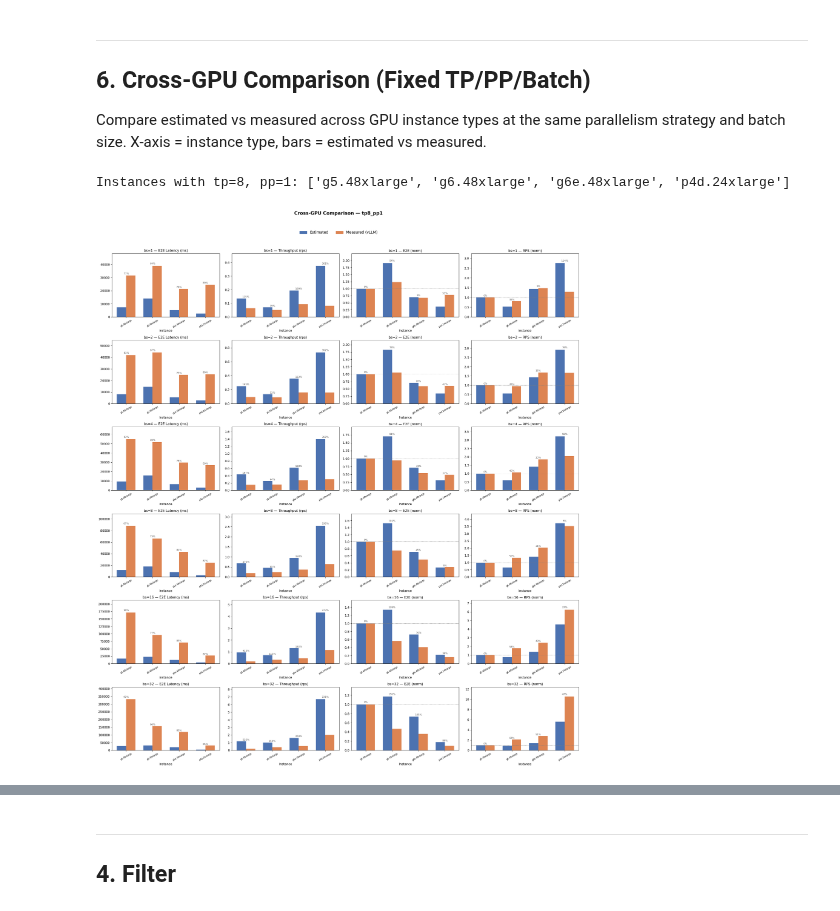
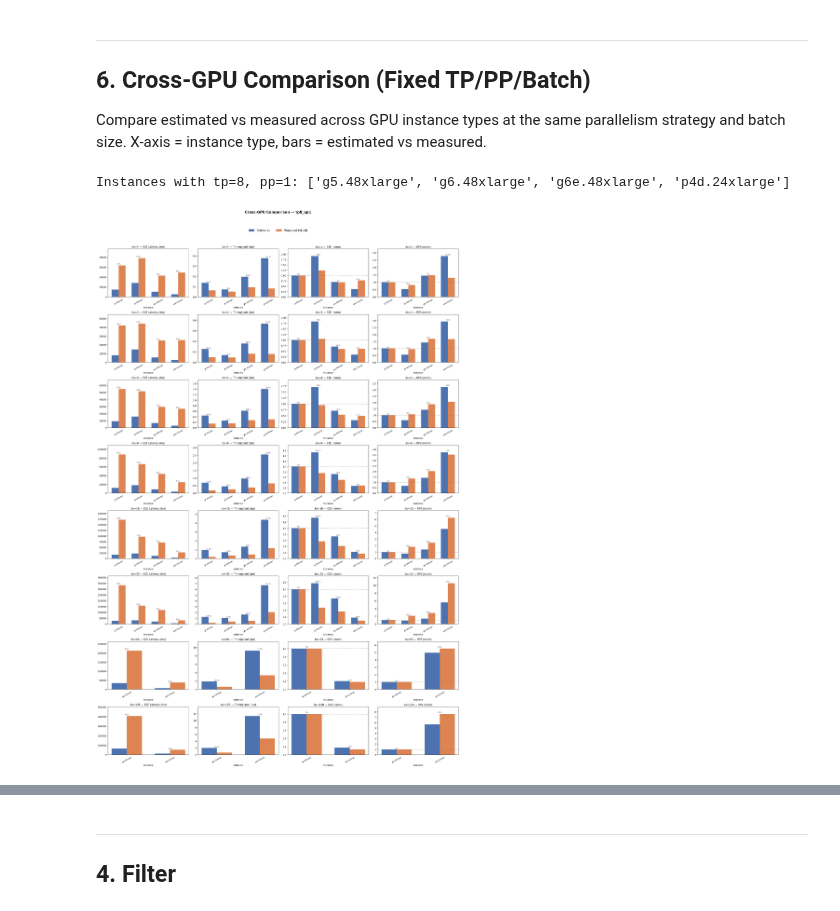
Before and after one commit to ddps-lab/HeteroSpotLLMServe, a Jupyter notebook: ArtifactEvaluation/PerformanceEstimation/llama3-70b/results_viewer.ipynb, the cells around one changed output, grey strips where cells are left out. Cells and saved outputs as stored; diff of their text form; code cells hidden in the pictures.

```diff
--- a/ArtifactEvaluation/PerformanceEstimation/llama3-70b/results_viewer.ipynb
+++ b/ArtifactEvaluation/PerformanceEstimation/llama3-70b/results_viewer.ipynb
@@ -363,7 +363,7 @@ X-axis = instance type, bars = estimated vs measured.
 # ─── Cross-GPU bar chart ─────────────────────────────────────────
 CROSS_TP = 8
 CROSS_PP = 1
-CROSS_BATCH_SIZES = [1, 2, 4, 8, 16, 32]  # batch sizes to compare across GPUs
+CROSS_BATCH_SIZES = [1, 2, 4, 8, 16, 32, 64, 128]  # batch sizes to compare across GPUs
 # ─────────────────────────────────────────────────────────────────
 
 if not meas_df.empty:
@@ -414,34 +414,34 @@ if not meas_df.empty:
                     ax_raw.text(i, top * 1.02, f"{mp:.0f}%", ha="center", va="bottom", fontsize=8, color="#555")
                 ax_raw.set_title(f"bs={bs} — {PLOT_LABELS[c]}", fontsize=11)
                 ax_raw.set_xticks(x)
                 ax_raw.set_xticklabels(instances, fontsize=7, rotation=30)
                 ax_raw.set_xlabel("Instance")
                 ax_raw.set_ylim(0, ax_raw.get_ylim()[1] * 1.18)
 
                 # Normalized to first instance
                 ax_norm = axes[row][ci + 2]
                 base_est = est_vals[0] if est_vals[0] != 0 else 1
                 base_meas = meas_vals[0] if meas_vals[0] != 0 else 1
                 norm_est = est_vals / base_est
                 norm_meas = meas_vals / base_meas
                 norm_mape = abs(norm_est - norm_meas) / abs(norm_meas).clip(min=1e-9) * 100
                 be2 = ax_norm.bar(x - w/2, norm_est, w, color=C_EST)
                 bm2 = ax_norm.bar(x + w/2, norm_meas, w, color=C_MEAS)
                 for i, d in enumerate(norm_mape):
                     top = max(be2[i].get_height(), bm2[i].get_height())
                     ax_norm.text(i, top * 1.02, f"{d:.0f}%", ha="center", va="bottom", fontsize=8, color="#555")
                 ax_norm.set_title(f"bs={bs} — {NORM_LABELS[c]}", fontsize=11)
                 ax_norm.set_xticks(x)
                 ax_norm.set_xticklabels(instances, fontsize=7, rotation=30)
                 ax_norm.set_xlabel("Instance")
                 ax_norm.axhline(y=1, color="gray", linestyle="--", linewidth=0.8)
                 ax_norm.set_ylim(0, ax_norm.get_ylim()[1] * 1.12)
 
         plt.tight_layout()
         plt.show()
 # %% [output]
 Instances with tp=8, pp=1: ['g5.48xlarge', 'g6.48xlarge', 'g6e.48xlarge', 'p4d.24xlarge']
-[figure, old version]
+[figure, new version]
 # %%
 # ─── Cross-GPU bar chart ─────────────────────────────────────────
 CROSS_TP = 4
```
Also changed, not shown: parts of 3 cells of this notebook, 1 other file.
